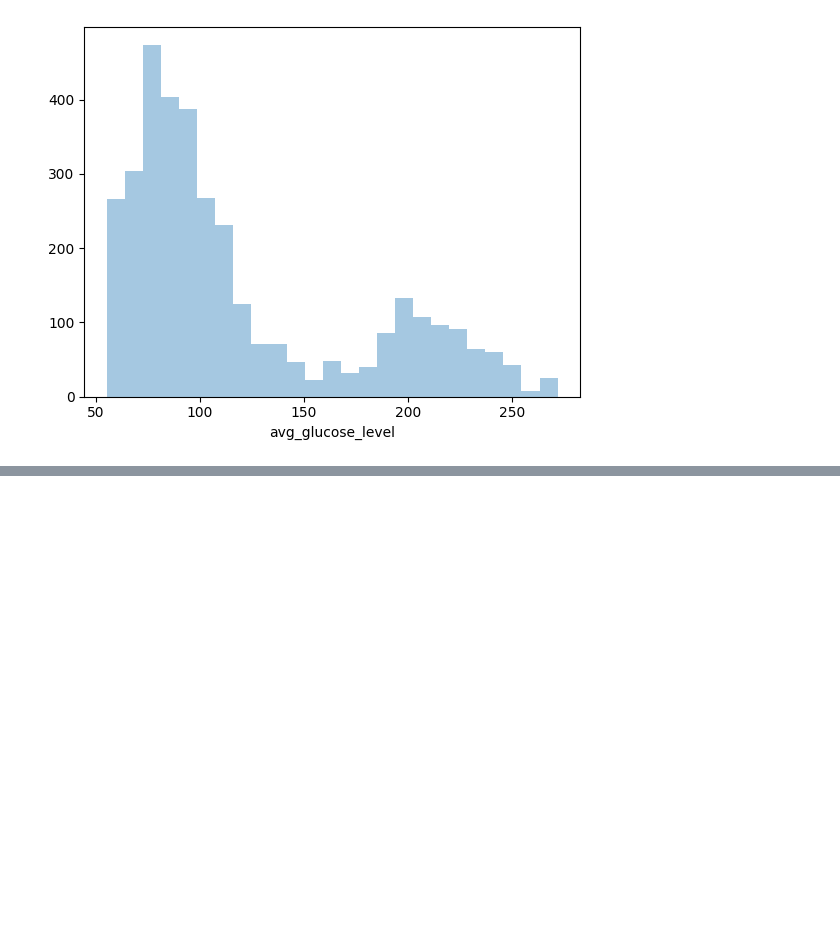
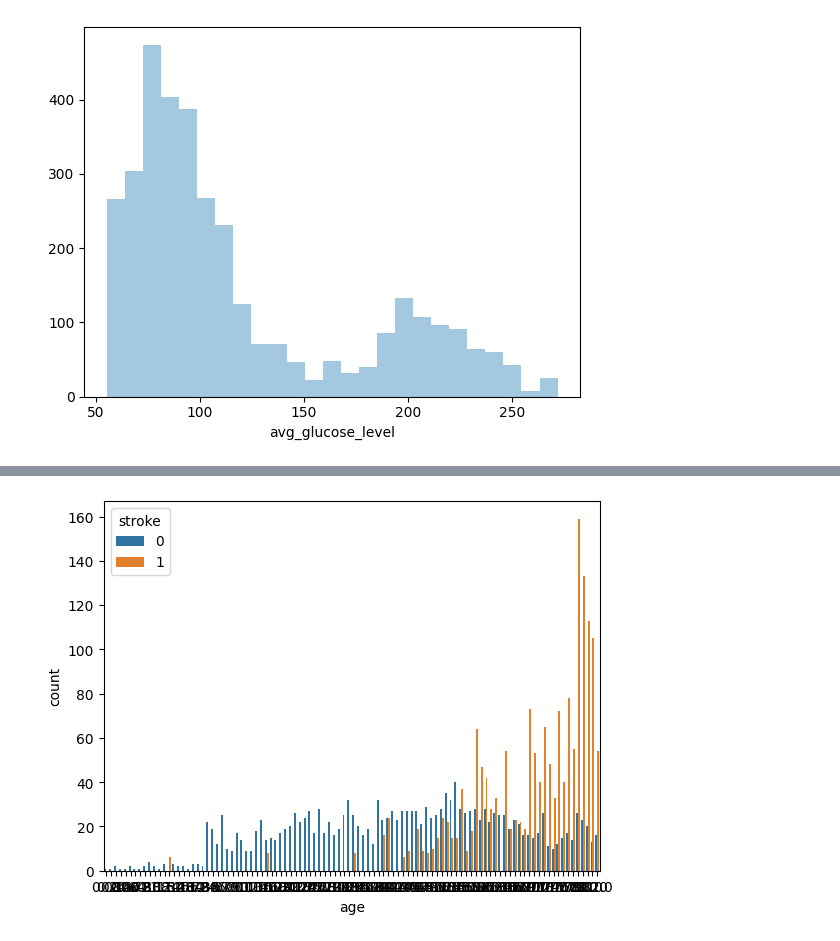
Before and after one commit to rapo12/StrokeAiProject, a Jupyter notebook: data_clean.ipynb, the cells around one changed output, grey strips where cells are left out. Saved outputs shown, nothing was run; the diff lists cells and outputs as text; code cells hidden in the pictures; blank space fills up the shorter version.

Commit message:
add data visualization bivariée

```diff
--- a/data_clean.ipynb
+++ b/data_clean.ipynb
@@ -312,0 +313,16 @@ Name: age, Length: 3500, dtype: float64
+# %%
+# importing the required library
+
+import seaborn as sns
+import matplotlib.pyplot as plt
+
+# read a tips.csv file from seaborn library
+
+
+# count plot on two categorical variable
+sns.countplot(x ='age', hue = "stroke", data = data_balanced)
+
+# Show the plot
+plt.show()
+# %% [output]
+[figure, added]
```
Also changed, not shown: parts of 6 cells of this notebook, 2 other files.
